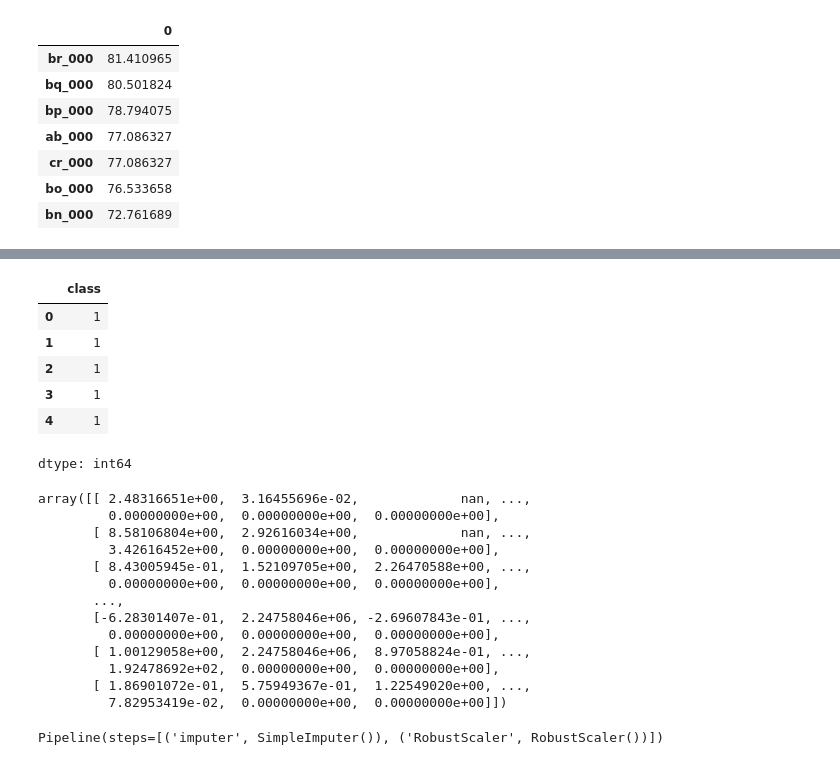
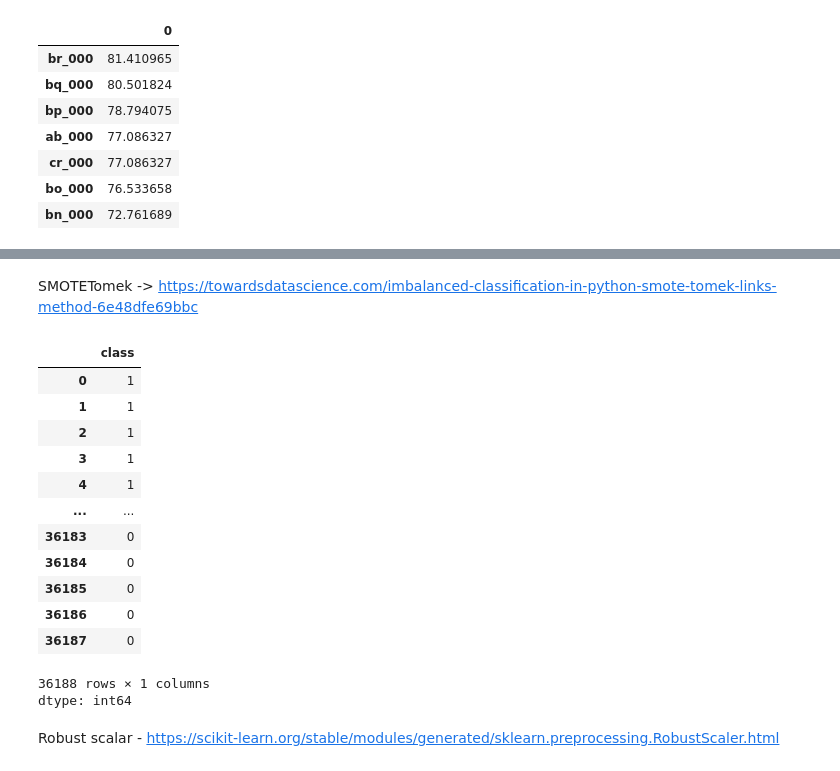
Before and after one commit to Chimmz/sensor-fault-detection, a Jupyter notebook: APS_fault.ipynb, the cells around one changed output, grey strips where cells are left out. Cells and saved outputs as stored; diff of their text form; code cells hidden in the pictures.

```diff
--- a/APS_fault.ipynb
+++ b/APS_fault.ipynb
@@ -120,17 +144,26 @@ sns.catplot(x='class', data=df, kind='count'); # Huge imbalance
+# %% [markdown]
+SMOTETomek -> https://towardsdatascience.com/imbalanced-classification-in-python-smote-tomek-links-method-6e48dfe69bbc
 # %%
 X = df.drop('class', axis=1)
 y = df['class']
 # %%
-# Manually encode target
-
-y = y.replace({'pos': 1, 'neg': 0})
-y.head()
+# Manually encoding the target Variable
+y = y.replace({"pos":1, "neg":0})
-# %% [output]
-|  | class |
-| 0 | 1 |
-| 1 | 1 |
-| 2 | 1 |
-| 3 | 1 |
-| 4 | 1 |
-dtype: int64
+# %%
+y
+# %% [output]
+|  | class |
+| 0 | 1 |
+| 1 | 1 |
+| 2 | 1 |
+| 3 | 1 |
+| 4 | 1 |
+| ... | ... |
+| 36183 | 0 |
+| 36184 | 0 |
+| 36185 | 0 |
+| 36186 | 0 |
+| 36187 | 0 |
+36188 rows × 1 columns
+dtype: int64
 # %%
@@ -142,22 +173,12 @@ dtype: int64
+# %% [markdown]
+Robust scalar -
+https://scikit-learn.org/stable/modules/generated/sklearn.preprocessing.RobustScaler.html
 # %%
-from sklearn.preprocessing import MinMaxScaler, StandardScaler, RobustScaler
+# Experiment 1 -> Mean imputing with RobustScaler
 
-robust_sc = RobustScaler()
-X = robust_sc.fit_transform(X)
-X
+from sklearn.preprocessing import StandardScaler, MinMaxScaler, RobustScaler
+
+robust_scaler = RobustScaler()
+x1 = robust_scaler.fit_transform(X)
-# %% [output]
-array([[ 2.48316651e+00,  3.16455696e-02,             nan, ...,
-         0.00000000e+00,  0.00000000e+00,  0.00000000e+00],
-       [ 8.58106804e+00,  2.92616034e+00,             nan, ...,
-         3.42616452e+00,  0.00000000e+00,  0.00000000e+00],
-       [ 8.43005945e-01,  1.52109705e+00,  2.26470588e+00, ...,
-         0.00000000e+00,  0.00000000e+00,  0.00000000e+00],
-       ...,
-       [-6.28301407e-01,  2.24758046e+06, -2.69607843e-01, ...,
-         0.00000000e+00,  0.00000000e+00,  0.00000000e+00],
-       [ 1.00129058e+00,  2.24758046e+06,  8.97058824e-01, ...,
-         1.92478692e+02,  0.00000000e+00,  0.00000000e+00],
-       [ 1.86901072e-01,  5.75949367e-01,  1.22549020e+00, ...,
-         7.82953419e-02,  0.00000000e+00,  0.00000000e+00]])
 # %%
 from sklearn.pipeline import Pipeline
@@ -165,9 +186,6 @@ from sklearn.impute import SimpleImputer
 # %%
-mean_pipeline = Pipeline([
-    ('imputer', SimpleImputer(strategy='mean')),
-    ('RobustScaler', RobustScaler())
-])
-mean_pipeline
+mean_pipeline = Pipeline(steps=
+ [("imputer" , SimpleImputer(strategy="mean")),
+ ("RobustScaler", RobustScaler())]
+)
-# %% [output]
-Pipeline(steps=[('imputer', SimpleImputer()), ('RobustScaler', RobustScaler())])
 # %%
```
Also changed, not shown: parts of 36 cells of this notebook.
